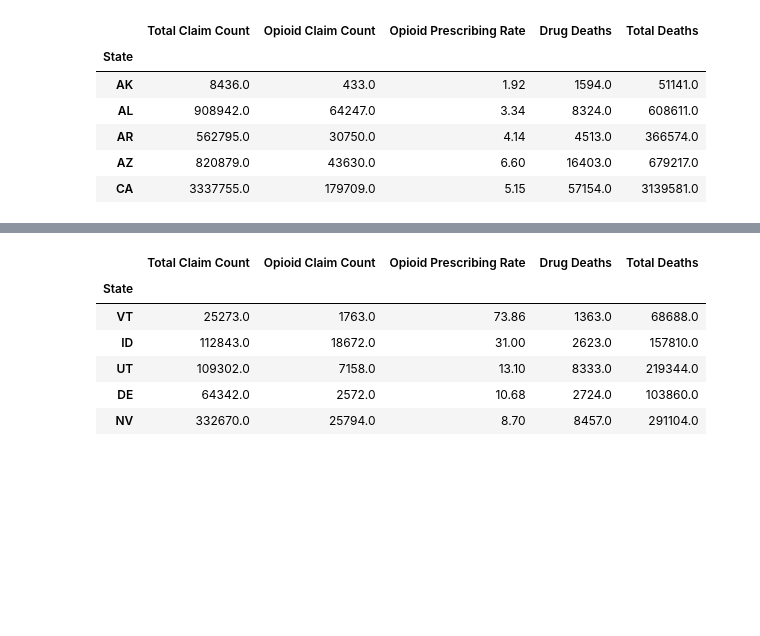
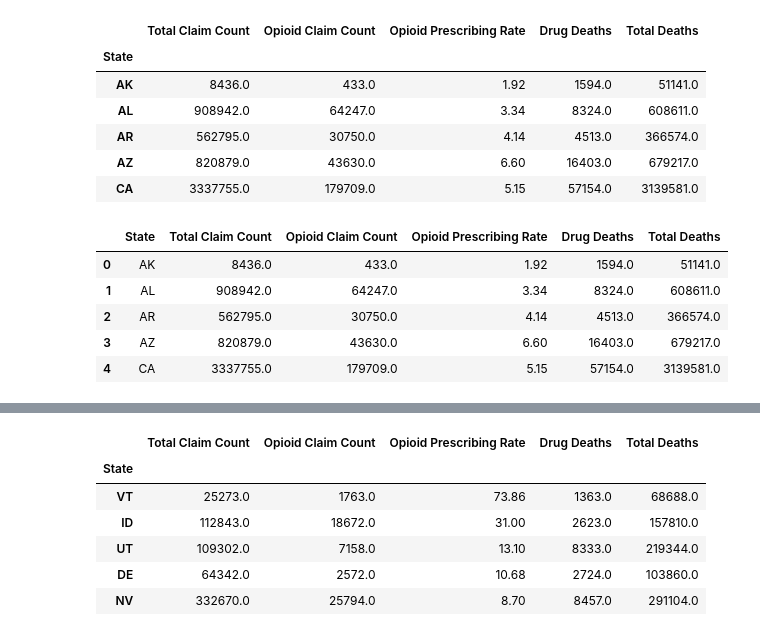
Before and after one commit to MTDahmer/Project1, a Jupyter notebook: notebooks/Omar 3.29.19 (Individual PAC and Deaths Analysis).ipynb, the cells around one changed output, grey strips where cells are left out. Drawn from its saved outputs; the diff is of its cells as text; code cells hidden in the pictures; blank space fills up the shorter version.

```diff
--- a/notebooks/Omar 3.29.19 (Individual PAC and Deaths Analysis).ipynb
+++ b/notebooks/Omar 3.29.19 (Individual PAC and Deaths Analysis).ipynb
@@ -163,3 +181,13 @@ merged_state_individual_pac16.head()
 | AR | 562795.0 | 30750.0 | 4.14 | 4513.0 | 366574.0 |
 | AZ | 820879.0 | 43630.0 | 6.60 | 16403.0 | 679217.0 |
 | CA | 3337755.0 | 179709.0 | 5.15 | 57154.0 | 3139581.0 |
+# %%
+barplot_state = merged_state_individual_pac16.reset_index()
+barplot_state.head()
+# %% [output]
+|  | State | Total Claim Count | Opioid Claim Count | Opioid Prescribing Rate | Drug Deaths | Total Deaths |
+| 0 | AK | 8436.0 | 433.0 | 1.92 | 1594.0 | 51141.0 |
+| 1 | AL | 908942.0 | 64247.0 | 3.34 | 8324.0 | 608611.0 |
+| 2 | AR | 562795.0 | 30750.0 | 4.14 | 4513.0 | 366574.0 |
+| 3 | AZ | 820879.0 | 43630.0 | 6.60 | 16403.0 | 679217.0 |
+| 4 | CA | 3337755.0 | 179709.0 | 5.15 | 57154.0 | 3139581.0 |
```
Also changed, not shown: parts of 8 cells of this notebook, 4 other files.
